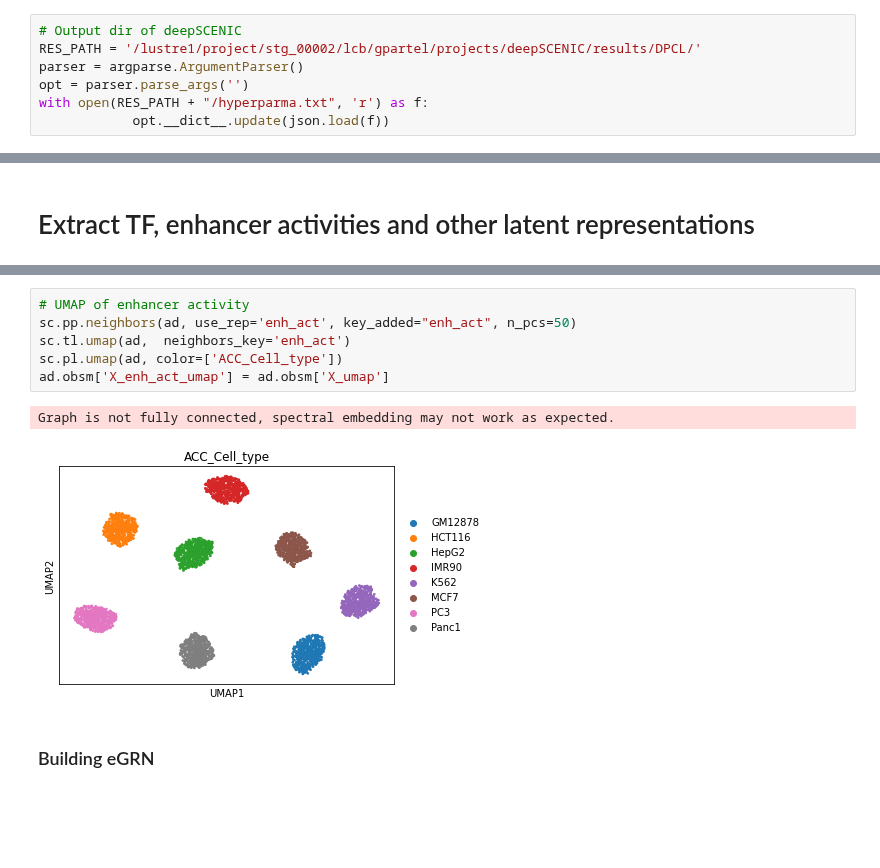
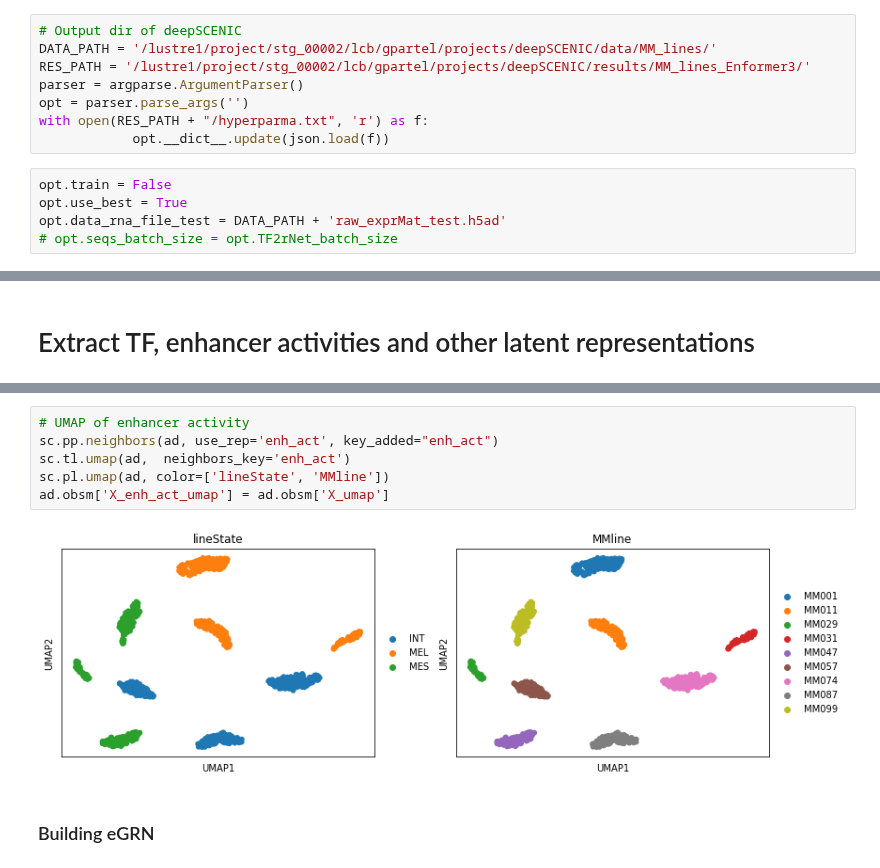
Before and after one commit to aertslab/deepSCENIC, a Jupyter notebook: notebooks/extract_GRN.ipynb, the cells around one changed output, grey strips where cells are left out. Drawn from its saved outputs; the diff is of its cells as text; blank space fills up the shorter version.

```diff
--- a/notebooks/extract_GRN.ipynb
+++ b/notebooks/extract_GRN.ipynb
@@ -17,10 +25,16 @@ from src.deepSCENIC import deepSCENIC
 ### Load deepSCENIC model
 # %%
 # Output dir of deepSCENIC
-RES_PATH = '/lustre1/project/stg_00002/lcb/gpartel/projects/deepSCENIC/results/DPCL/'
+DATA_PATH = '/lustre1/project/stg_00002/lcb/gpartel/projects/deepSCENIC/data/MM_lines/'
+RES_PATH = '/lustre1/project/stg_00002/lcb/gpartel/projects/deepSCENIC/results/MM_lines_Enformer3/'
 parser = argparse.ArgumentParser()
 opt = parser.parse_args('')
 with open(RES_PATH + "/hyperparma.txt", 'r') as f:
             opt.__dict__.update(json.load(f))
+# %%
+opt.train = False
+opt.use_best = True
+opt.data_rna_file_test = DATA_PATH + 'raw_exprMat_test.h5ad'
+# opt.seqs_batch_size = opt.TF2rNet_batch_size
 # %%
 # Compile model
@@ -160,12 +202,11 @@ Graph is not fully connected, spectral embedding may not work as expected.
 # %%
 # UMAP of enhancer activity
-sc.pp.neighbors(ad, use_rep='enh_act', key_added="enh_act", n_pcs=50)
+sc.pp.neighbors(ad, use_rep='enh_act', key_added="enh_act")
 sc.tl.umap(ad,  neighbors_key='enh_act')
-sc.pl.umap(ad, color=['ACC_Cell_type'])
+sc.pl.umap(ad, color=['lineState', 'MMline'])
 ad.obsm['X_enh_act_umap'] = ad.obsm['X_umap']
 # %% [output]
-Graph is not fully connected, spectral embedding may not work as expected.
-[figure, old version]
+[figure, new version]
 # %% [markdown]
 ### Building eGRN
 # %% [markdown]
```
Also changed, not shown: parts of 46 cells of this notebook, 9 other files.
